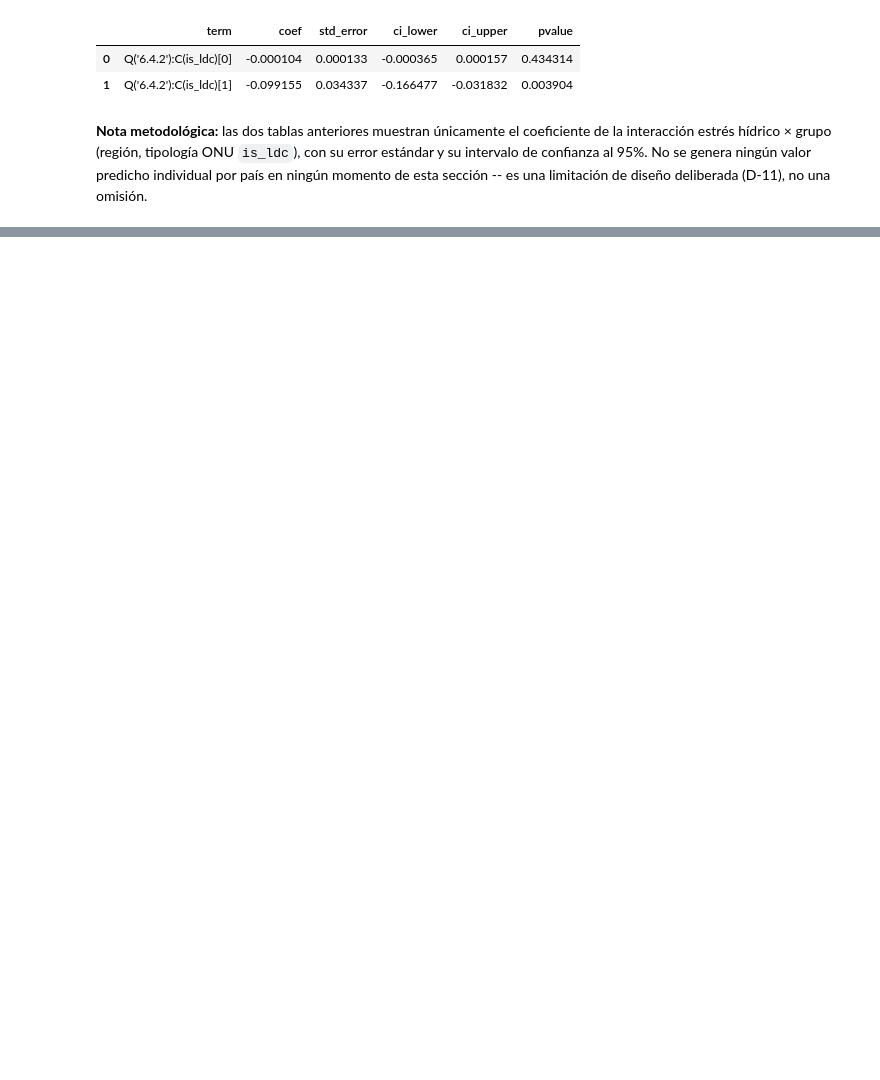
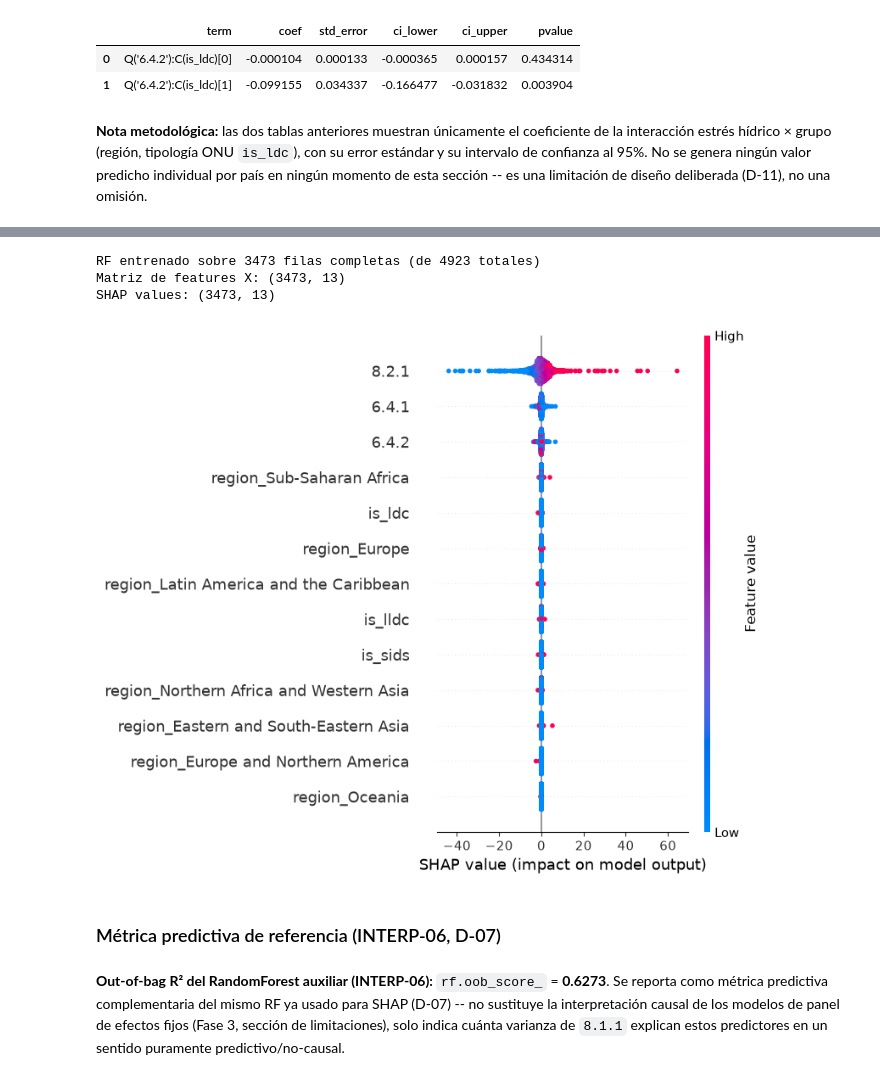
Before and after one commit to olba28/TFB, a Jupyter notebook: notebook/4_1_interpretabilidad_simulacion.ipynb, the cells around one changed output, grey strips where cells are left out. Drawn from its saved outputs; the diff is of its cells as text; code cells hidden in the pictures; blank space fills up the shorter version.

```diff
--- a/notebook/4_1_interpretabilidad_simulacion.ipynb
+++ b/notebook/4_1_interpretabilidad_simulacion.ipynb
@@ -266,0 +332,36 @@ Inputs contain missing values. Dropping rows with missing observations.
+# %%
+FEATURE_VARS = ["6.4.2", "6.4.1", "8.2.1", "is_ldc", "is_lldc", "is_sids", "region"]
+
+rf, shap_values, X_rf, explainer = interpret.shap_analysis(
+    panel_clean, DEP_VAR, FEATURE_VARS, seed=SEED,
+)
+
+print(f"RF entrenado sobre {len(X_rf)} filas completas (de {len(panel_clean)} totales)")
+print(f"Matriz de features X: {X_rf.shape}")
+print(f"SHAP values: {shap_values.shape}")
+# %% [output]
+RF entrenado sobre 3473 filas completas (de 4923 totales)
+Matriz de features X: (3473, 13)
+SHAP values: (3473, 13)
+# %%
+import shap
+
+shap.summary_plot(shap_values, X_rf, show=False)
+plt.tight_layout()
+plt.show()
+# %% [output]
+[figure, added]
+# %% [markdown]
+### Métrica predictiva de referencia (INTERP-06, D-07)
+# %%
+display(Markdown(
+    f"**Out-of-bag R² del RandomForest auxiliar (INTERP-06):** "
+    f"`rf.oob_score_` = **{rf.oob_score_:.4f}**. Se reporta como métrica "
+    "predictiva complementaria del mismo RF ya usado para SHAP (D-07) -- "
+    "no sustituye la interpretación causal de los modelos de panel de "
+    "efectos fijos (Fase 3, sección de limitaciones), solo indica cuánta "
+    "varianza de `8.1.1` explican estos predictores en un sentido "
+    "puramente predictivo/no-causal."
+))
+# %% [output]
+**Out-of-bag R² del RandomForest auxiliar (INTERP-06):** `rf.oob_score_` = **0.6273**. Se reporta como métrica predictiva complementaria del mismo RF ya usado para SHAP (D-07) -- no sustituye la interpretación causal de los modelos de panel de efectos fijos (Fase 3, sección de limitaciones), solo indica cuánta varianza de `8.1.1` explican estos predictores en un sentido puramente predictivo/no-causal.
```
Also changed, not shown: parts of 11 cells of this notebook.
